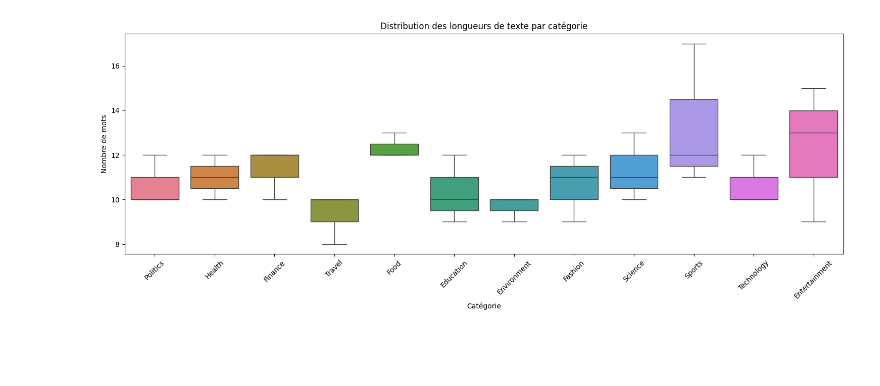
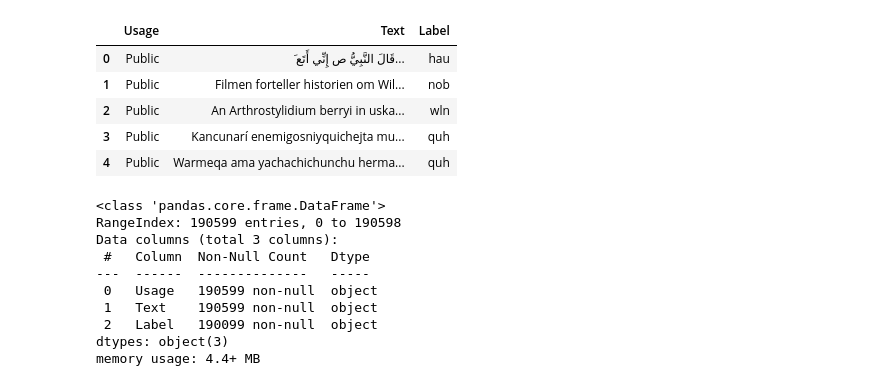
Before and after one commit to guillfay/NLPKaggleChallenge, a Jupyter notebook: data_info.ipynb, the cells around one changed output. Cells and saved outputs as stored; diff of their text form; code cells hidden in the pictures; blank space fills up the shorter version.

```diff
--- a/data_info.ipynb
+++ b/data_info.ipynb
@@ -108,27 +24,22 @@ find_category_patterns(df_train)
-# %%
-
-def plot_category_distributions(df):
-    """
-    Crée des visualisations de la distribution des longueurs de texte par catégorie
-    """
-    # Calculer les longueurs pour chaque catégorie
-    lengths_dict = {}
-    for category in df.columns:
-        lengths_dict[category] = df[category].apply(lambda x: len(x.split()))
-
-    # Créer un DataFrame avec les longueurs
-    lengths_df = pd.DataFrame(lengths_dict)
-
-    # Créer un boxplot
-    plt.figure(figsize=(15, 6))
-    sns.boxplot(data=lengths_df)
-    plt.xticks(rotation=45)
-    plt.title('Distribution des longueurs de texte par catégorie')
-    plt.xlabel('Catégorie')
-    plt.ylabel('Nombre de mots')
-    plt.tight_layout()
-    plt.show()
-
-plot_category_distributions(df_train)
-# %% [output]
-[figure, removed]
+# %%
+df_train.head()
+# %% [output]
+|  | Usage | Text | Label |
+| 0 | Public | َ قَالَ النَّبِيُّ ص إِنِّي أَتَع... | hau |
+| 1 | Public | Filmen forteller historien om Wil... | nob |
+| 2 | Public | An Arthrostylidium berryi in uska... | wln |
+| 3 | Public | Kancunarí enemigosniyquichejta mu... | quh |
+| 4 | Public | Warmeqa ama yachachichunchu herma... | quh |
+# %%
+df_train.info()
+# %% [output]
+<class 'pandas.core.frame.DataFrame'>
+RangeIndex: 190599 entries, 0 to 190598
+Data columns (total 3 columns):
+ #   Column  Non-Null Count   Dtype
+---  ------  --------------   -----
+ 0   Usage   190599 non-null  object
+ 1   Text    190599 non-null  object
+ 2   Label   190099 non-null  object
+dtypes: object(3)
+memory usage: 4.4+ MB
```
Also changed, not shown: parts of 7 cells of this notebook, 19 other files.
